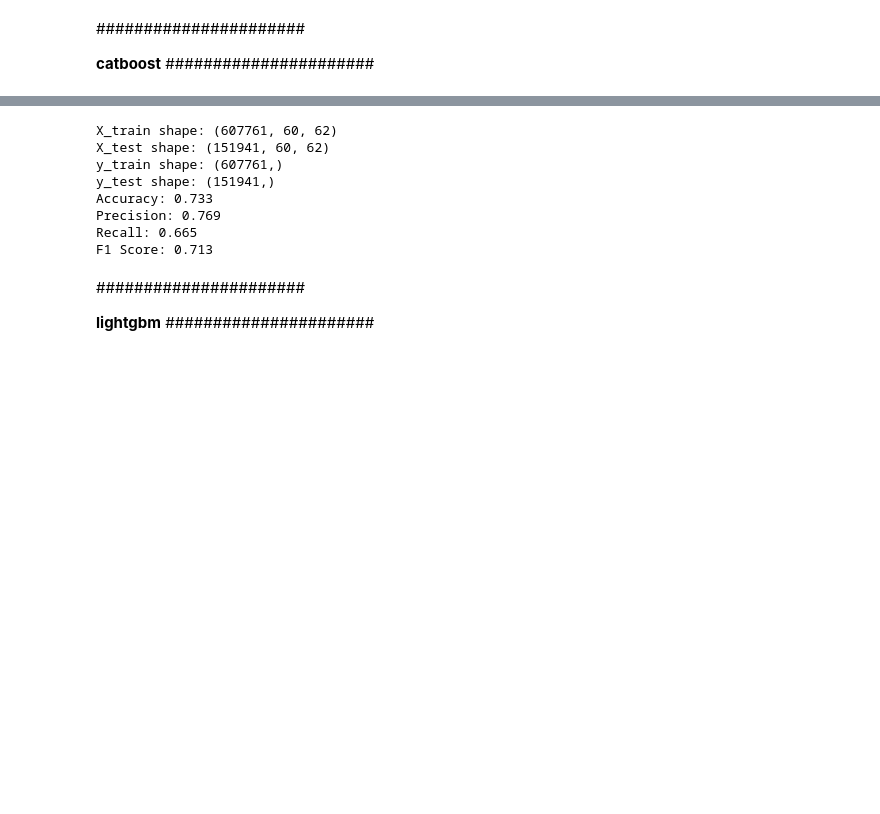
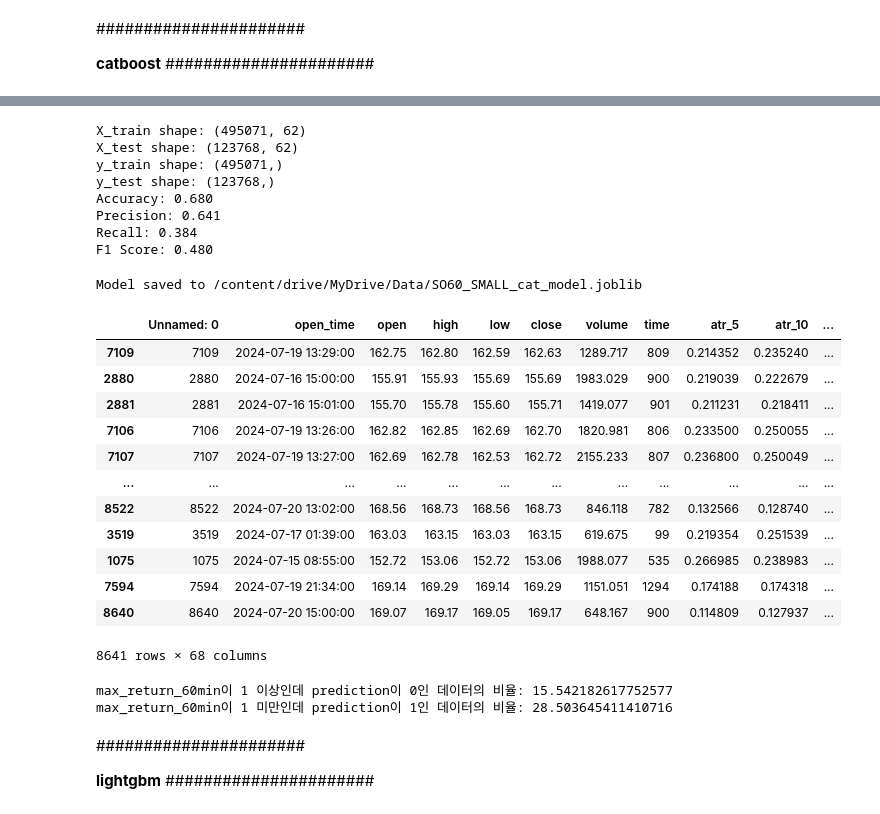
Before and after one commit to krkr5628/Crypto_Analysis_Colab, a Jupyter notebook: Data_Feature_multi_small.ipynb, the cells around one changed output, grey strips where cells are left out. Saved outputs shown, nothing was run; the diff lists cells and outputs as text; code cells hidden in the pictures; blank space fills up the shorter version.

```diff
--- a/Data_Feature_multi_small.ipynb
+++ b/Data_Feature_multi_small.ipynb
@@ -1025,7 +1065,7 @@ Successfully installed catboost-1.2.5 graphviz-0.20.3
 from catboost import CatBoostClassifier
 
 # 학습 데이터와 검증 데이터 분리
-X_train, X_test, y_train, y_test = train_test_split(X_sequences, y_sequences, test_size=0.2, random_state=42)
+X_train, X_test, y_train, y_test = train_test_split(X_scaled, y, test_size=0.2, random_state=42)
 
 print("X_train shape:", X_train.shape)
 print("X_test shape:", X_test.shape)
@@ -1052,19 +1092,74 @@ print(f"Precision: {precision:.3f}")
 print(f"Recall: {recall:.3f}")
 print(f"F1 Score: {f1:.3f}")
 # %% [output]
-X_train shape: (607761, 60, 62)
-X_test shape: (151941, 60, 62)
-y_train shape: (607761,)
-y_test shape: (151941,)
-Accuracy: 0.733
-Precision: 0.769
-Recall: 0.665
-F1 Score: 0.713
+X_train shape: (495071, 62)
+X_test shape: (123768, 62)
+y_train shape: (495071,)
+y_test shape: (123768,)
+Accuracy: 0.680
+Precision: 0.641
+Recall: 0.384
+F1 Score: 0.480
 # %%
 # SHAP 값 계산 및 시각화
 explainer = shap.Explainer(cat_model)
 shap_values = explainer(X_test.reshape(X_test.shape[0], -1))
 shap.summary_plot(shap_values, X_test.reshape(X_test.shape[0], -1), feature_names=X.columns)
+# %%
+# 모델 저장
+model_path = '/content/drive/MyDrive/Data/SO60_SMALL_cat_model.joblib'
+joblib.dump(cat_model, model_path)
+
+print(f"Model saved to {model_path}")
+# %% [output]
+Model saved to /content/drive/MyDrive/Data/SO60_SMALL_cat_model.joblib
+# %%
+# ExtraTreesClassifier 모델 로딩
+model_path = '/content/drive/MyDrive/Data/SO60_SMALL_cat_model.joblib'
+
+cat_model = joblib.load(model_path_load)
+
+print("Model loaded successfully")
+# %%
+# 예측 수행
+predictions = cat_model.predict(data_test_predict_scaled)
+
+# 예측 결과를 데이터프레임에 추가
+data_test['prediction_cat'] = predictions
+# %%
+data_test_non_nan = data_test.dropna(subset=['prediction_cat'])
+
+# max_return_60min 기준으로 내림차순 정렬
+data_test_sorted = data_test_non_nan.sort_values(by='max_return_60min', ascending=False)
+
+# 결과 출력
+data_test_sorted
+# %% [output]
+|  | Unnamed: 0 | open_time | open | high | low | close | volume | time | atr_5 | atr_10 | ... |
+| 7109 | 7109 | 2024-07-19 13:29:00 | 162.75 | 162.80 | 162.59 | 162.63 | 1289.717 | 809 | 0.214352 | 0.235240 | ... |
+| 2880 | 2880 | 2024-07-16 15:00:00 | 155.91 | 155.93 | 155.69 | 155.69 | 1983.029 | 900 | 0.219039 | 0.222679 | ... |
+| 2881 | 2881 | 2024-07-16 15:01:00 | 155.70 | 155.78 | 155.60 | 155.71 | 1419.077 | 901 | 0.211231 | 0.218411 | ... |
+| 7106 | 7106 | 2024-07-19 13:26:00 | 162.82 | 162.85 | 162.69 | 162.70 | 1820.981 | 806 | 0.233500 | 0.250055 | ... |
+| 7107 | 7107 | 2024-07-19 13:27:00 | 162.69 | 162.78 | 162.53 | 162.72 | 2155.233 | 807 | 0.236800 | 0.250049 | ... |
+| ... | ... | ... | ... | ... | ... | ... | ... | ... | ... | ... | ... |
+| 8522 | 8522 | 2024-07-20 13:02:00 | 168.56 | 168.73 | 168.56 | 168.73 | 846.118 | 782 | 0.132566 | 0.128740 | ... |
+| 3519 | 3519 | 2024-07-17 01:39:00 | 163.03 | 163.15 | 163.03 | 163.15 | 619.675 | 99 | 0.219354 | 0.251539 | ... |
+| 1075 | 1075 | 2024-07-15 08:55:00 | 152.72 | 153.06 | 152.72 | 153.06 | 1988.077 | 535 | 0.266985 | 0.238983 | ... |
+| 7594 | 7594 | 2024-07-19 21:34:00 | 169.14 | 169.29 | 169.14 | 169.29 | 1151.051 | 1294 | 0.174188 | 0.174318 | ... |
+| 8640 | 8640 | 2024-07-20 15:00:00 | 169.07 | 169.17 | 169.05 | 169.17 | 648.167 | 900 | 0.114809 | 0.127937 | ... |
+8641 rows × 68 columns
+# %%
+# 'max_return_60min' 값이 1 이상이고 'prediction' 값이 0인 데이터의 개수
+count_max_return_ge_1_prediction_0 = len(data_test[(data_test['max_return_60min'] >= 1) & (data_test['prediction_cat'] == 1)])
+
+# 'max_return_60min' 값이 1 미만이고 'prediction' 값이 1인 데이터의 개수
+count_max_return_lt_1_prediction_1 = len(data_test[(data_test['max_return_60min'] < 1) & (data_test['prediction_cat'] == 0)])
+
+print(f"max_return_60min이 1 이상인데 prediction이 0인 데이터의 비율: {count_max_return_ge_1_prediction_0/len(data_test)*100}")
+print(f"max_return_60min이 1 미만인데 prediction이 1인 데이터의 비율: {count_max_return_lt_1_prediction_1/len(data_test)*100}")
+# %% [output]
+max_return_60min이 1 이상인데 prediction이 0인 데이터의 비율: 15.542182617752577
+max_return_60min이 1 미만인데 prediction이 1인 데이터의 비율: 28.503645411410716
 # %% [markdown]
 ######################
 
```
Also changed, not shown: parts of 60 cells of this notebook.
